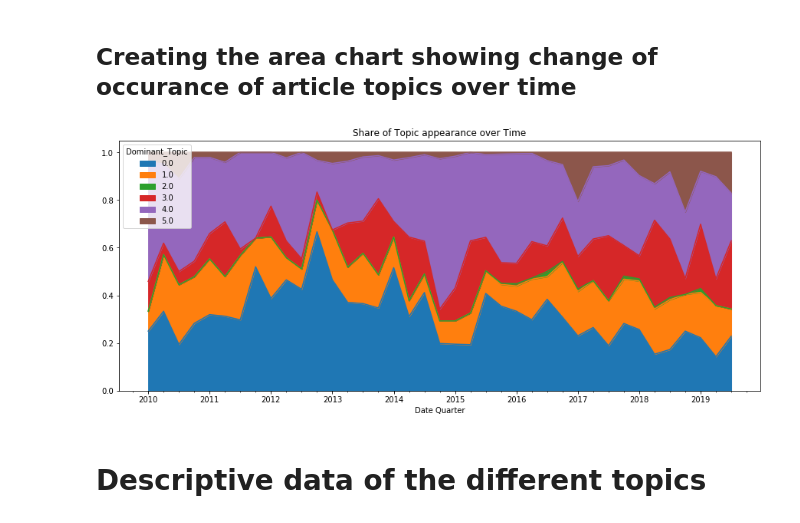
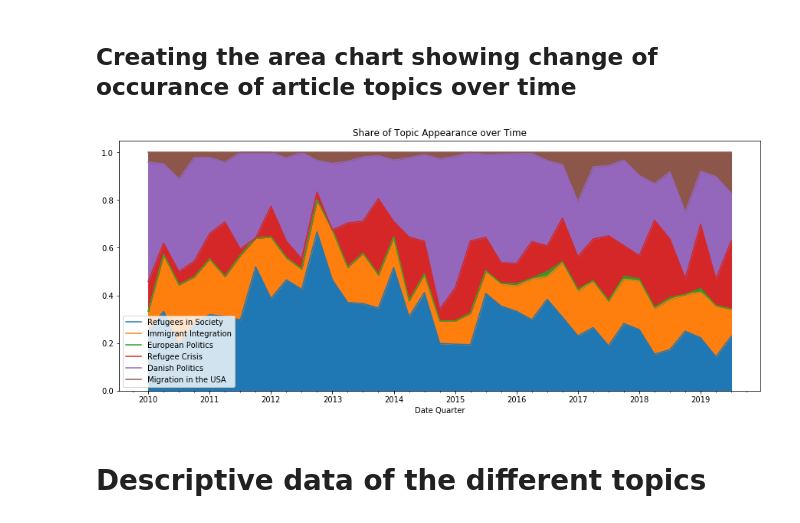
Before and after one commit to OliviaRW/group23, a Jupyter notebook: Exam/Migration/LDA-model (MAIN).ipynb, the cells around one changed output. Drawn from its saved outputs; the diff is of its cells as text; code cells hidden in the pictures.

```diff
--- a/Exam/Migration/LDA-model (MAIN).ipynb
+++ b/Exam/Migration/LDA-model (MAIN).ipynb
@@ -230,17 +230,19 @@ topics_day = dr_data_topic.groupby(['Date Quarter', 'Dominant_Topic'])['Document
 # Pivot data for to get dominant topics as column names
 topics = topics_day.pivot_table('Document_No', 'Date Quarter', 'Dominant_Topic')
 # %%
+topic_names = ['Refugees in Society', 'Immigrant Integration', 'European Politics', 'Refugee Crisis', 'Danish Politics', 'Migration in the USA']
+
 # Normalize the data to get share of total
 normalizedDataFrame = topics.divide(topics.sum(axis=1), axis=0);
 
 import matplotlib.pyplot as plot
 
 # Draw a percentage based, stacked area plot
-normalizedDataFrame.plot.area(stacked=True, figsize=(15,6), title=('Share of Topic appearance over Time'));
-
+plt = normalizedDataFrame.plot.area(stacked=True, figsize=(15,6), title=('Share of Topic Appearance over Time'));
+plt.legend(topic_names)
 plot.show(block=True);
 # %% [output]
-[figure, old version]
+[figure, new version]
 # %% [markdown]
 # Descriptive data of the different topics
 # %%
```
